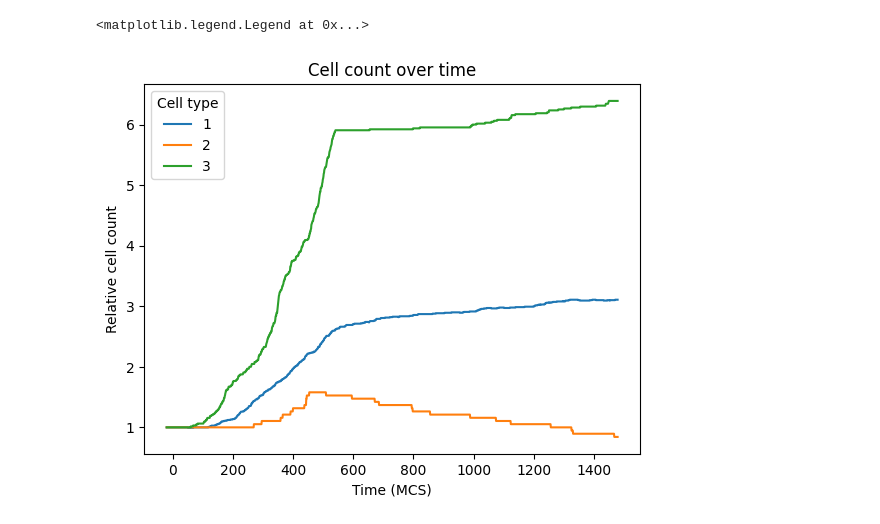
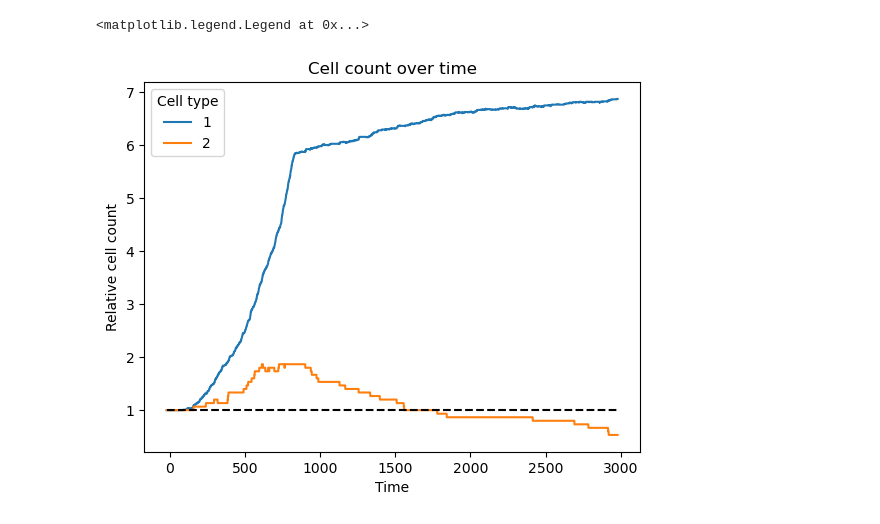
Before and after one commit to paololapo/CellCompetition-HybridCPM, a Jupyter notebook: TripleCompetition/Files/SimpleAnalysis.ipynb, the cells around one changed output. Saved outputs shown, nothing was run; the diff lists cells and outputs as text; code cells hidden in the pictures.

```diff
--- a/TripleCompetition/Files/SimpleAnalysis.ipynb
+++ b/TripleCompetition/Files/SimpleAnalysis.ipynb
@@ -4,21 +4,22 @@ import numpy as np
 import pandas as pd
 # %%
 # Import file from csv
-df = pd.read_csv('./Simulation2')
+df = pd.read_csv('./Simulation3')
 df = df.groupby(['time', 'cell_type']).size().reset_index(name='count')
 # %%
 # Plot
 fig, ax = plt.subplots()
-for cell_type in [1, 2, 3]:
+for cell_type in [1, 2]:
     time = df[df['cell_type'] == cell_type]['time']
     count = df[df['cell_type'] == cell_type]['count']
     count = count / count.iloc[0]
     ax.plot(time, count, label=cell_type)
 
 ax.set_title("Cell count over time")
-ax.set_xlabel("Time (MCS)")
+ax.set_xlabel("Time")
 ax.set_ylabel("Relative cell count")
+ax.hlines(1, np.min(time), np.max(time), "black", "--")
 ax.legend(title="Cell type")
 # %% [output]
 <matplotlib.legend.Legend at 0x...>
-[figure, old version]
+[figure, new version]
```
Also changed, not shown: parts of 8 cells of this notebook, 7 other files.
